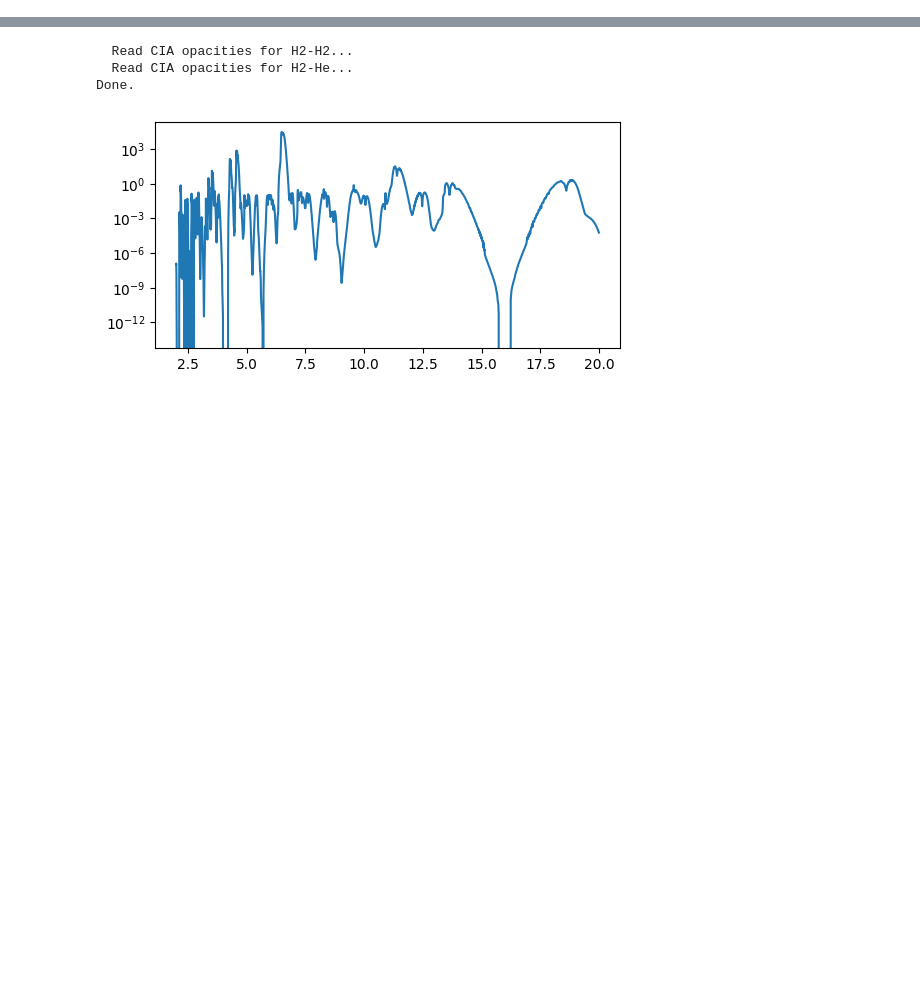
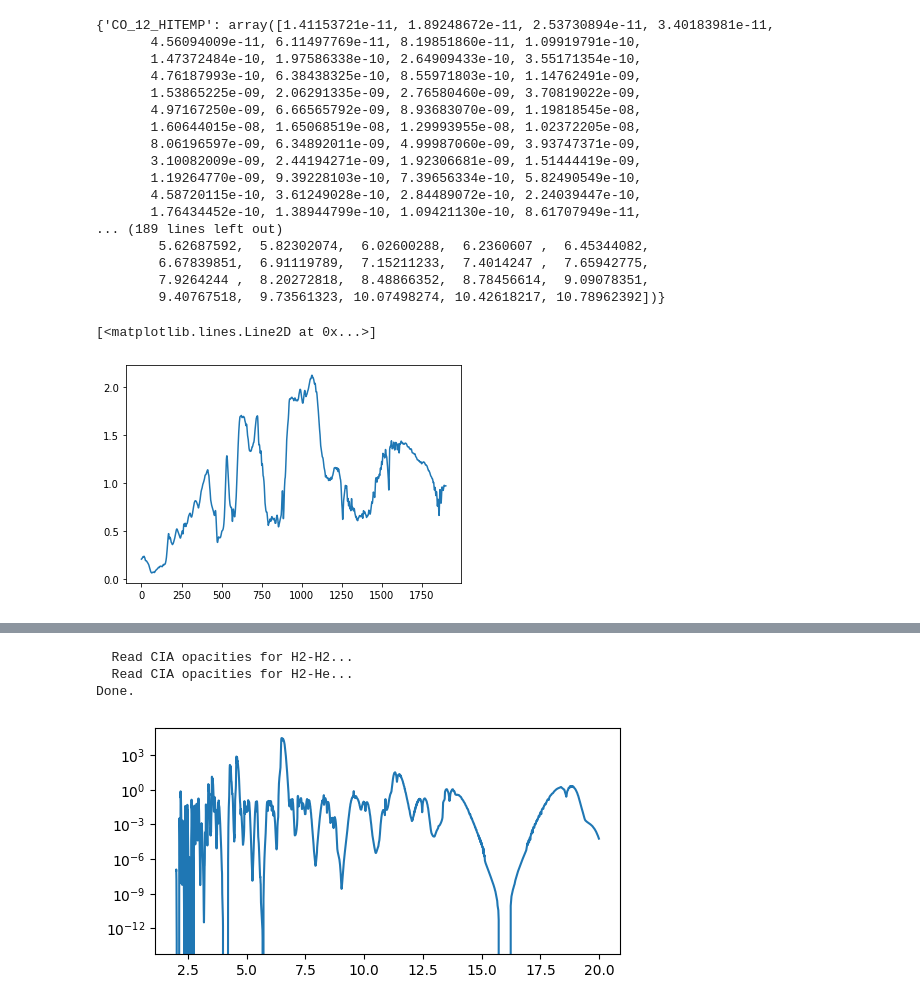
Before and after one commit to NatalieGrasser/LIFE_retrieval, a Jupyter notebook: LIFE_retrieval/debugging.ipynb, the cells around one changed output, grey strips where cells are left out. Drawn from its saved outputs; the diff is of its cells as text; code cells hidden in the pictures; blank space fills up the shorter version.

```diff
--- a/LIFE_retrieval/debugging.ipynb
+++ b/LIFE_retrieval/debugging.ipynb
@@ -89,3 +103,29 @@ retrieval=init_retrieval(target_object,Nlive,evtol)
 #retrieval.PMN_lnL()
 #retrieval.run_retrieval(N_live_points=Nlive,evidence_tolerance=evtol,bayes=bayes)
 #retrieval.evaluate(makefigs=False)
+# %%
+from pRT_model import pRT_spectrum
+import matplotlib.pyplot as plt
+model_object=pRT_spectrum(retrieval)
+model_flux=model_object.make_spectrum()
+plt.plot(model_flux)
+# %% [output]
+{'CO_12_HITEMP': array([1.41153721e-11, 1.89248672e-11, 2.53730894e-11, 3.40183981e-11,
+       4.56094009e-11, 6.11497769e-11, 8.19851860e-11, 1.09919791e-10,
+       1.47372484e-10, 1.97586338e-10, 2.64909433e-10, 3.55171354e-10,
+       4.76187993e-10, 6.38438325e-10, 8.55971803e-10, 1.14762491e-09,
+       1.53865225e-09, 2.06291335e-09, 2.76580460e-09, 3.70819022e-09,
+       4.97167250e-09, 6.66565792e-09, 8.93683070e-09, 1.19818545e-08,
+       1.60644015e-08, 1.65068519e-08, 1.29993955e-08, 1.02372205e-08,
+       8.06196597e-09, 6.34892011e-09, 4.99987060e-09, 3.93747371e-09,
+       3.10082009e-09, 2.44194271e-09, 1.92306681e-09, 1.51444419e-09,
+       1.19264770e-09, 9.39228103e-10, 7.39656334e-10, 5.82490549e-10,
+       4.58720115e-10, 3.61249028e-10, 2.84489072e-10, 2.24039447e-10,
+       1.76434452e-10, 1.38944799e-10, 1.09421130e-10, 8.61707949e-11,
+... (189 lines left out)
+        5.62687592,  5.82302074,  6.02600288,  6.2360607 ,  6.45344082,
+        6.67839851,  6.91119789,  7.15211233,  7.4014247 ,  7.65942775,
+        7.9264244 ,  8.20272818,  8.48866352,  8.78456614,  9.09078351,
+        9.40767518,  9.73561323, 10.07498274, 10.42618217, 10.78962392])}
+[<matplotlib.lines.Line2D at 0x...>]
+[figure, added]
```
Also changed, not shown: parts of 6 cells of this notebook, 5 other files.
